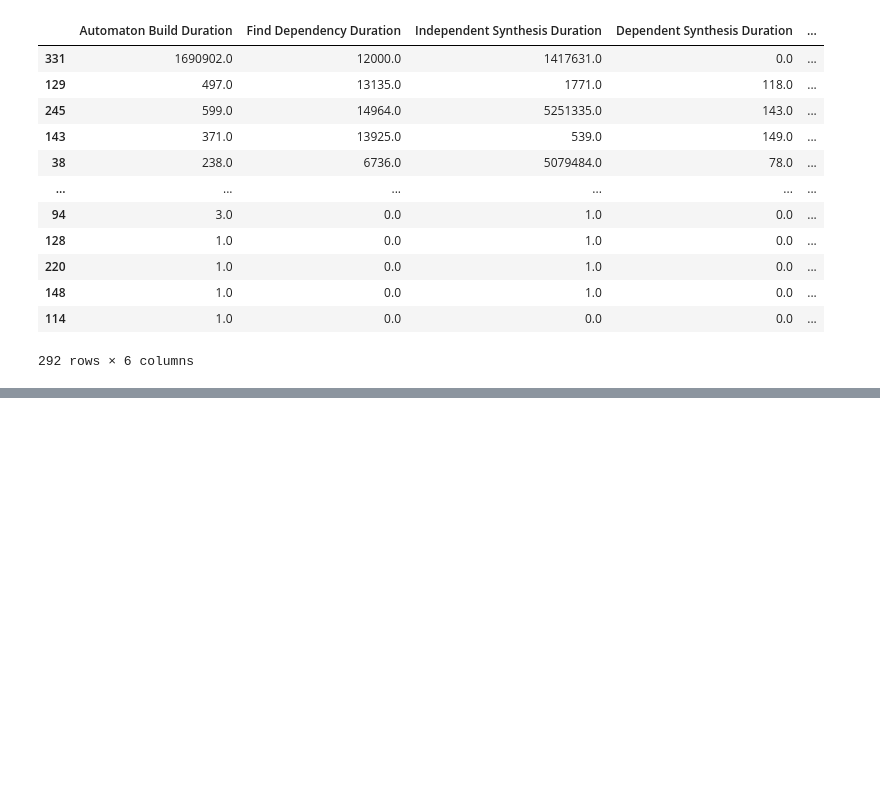
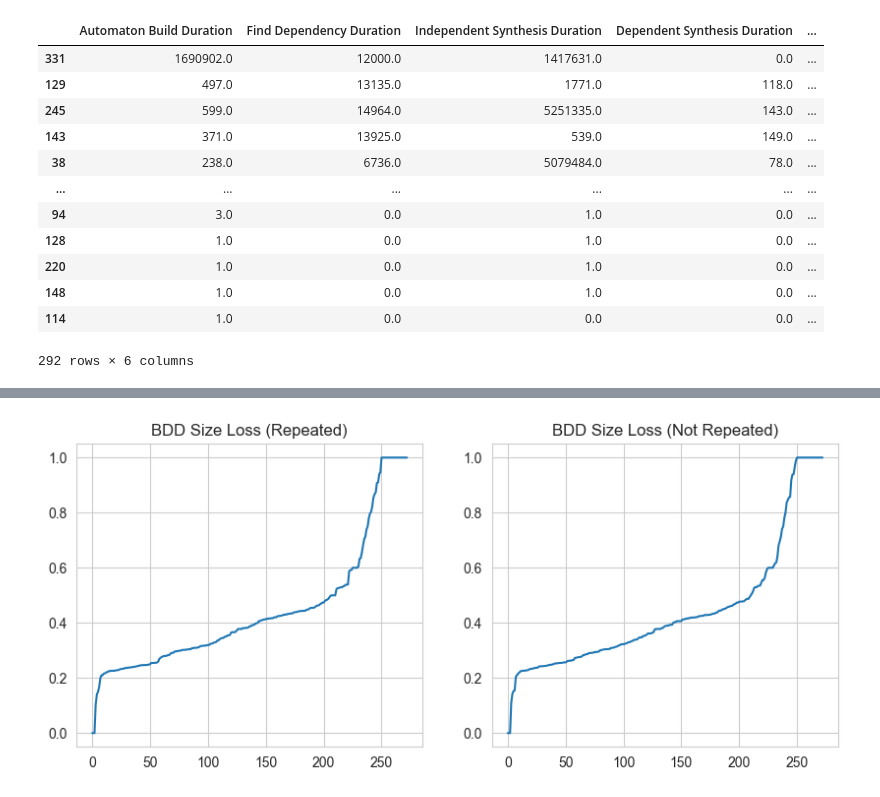
Before and after one commit to eliyaoo32/DepSynt, a Jupyter notebook: scripts/visualization.ipynb, the cells around one changed output, grey strips where cells are left out. Saved outputs shown, nothing was run; the diff lists cells and outputs as text; code cells hidden in the pictures; blank space fills up the shorter version.

Commit message:
Add task: Find deps  by formula

```diff
--- a/scripts/visualization.ipynb
+++ b/scripts/visualization.ipynb
@@ -377,0 +305,3 @@ merged_tools[merged_tools["Status_depsynt"] != merged_tools["Status_spotmodular"
+# %%
+depsynt_bdd_measures_df = pd.read_csv('../tasks_output/depsynt_measure.csv')
+depsynt_bdd_measures_df[(depsynt_bdd_measures_df["Status"] == "Success") & (depsynt_bdd_measures_df["Total Dependent Variables"] > 0)]
@@ -377,0 +324,5 @@ merged_tools[merged_tools["Status_depsynt"] != merged_tools["Status_spotmodular"
+# %%
+X = depsynt_bdd_measures_df[(depsynt_bdd_measures_df["Status"] == "Success") & (depsynt_bdd_measures_df["Total Dependent Variables"] > 0)].copy()
+X["BDD Size Loss (Repeated)"] = (1 - (depsynt_bdd_measures_df["Projected Total BDDs Size (Repeated)"] / depsynt_bdd_measures_df["Origin Total BDDs Size (Repeated)"])).fillna(0)
+X["BDD Size Loss (Not Repeated)"] = (1 - (depsynt_bdd_measures_df["Projected Total BDDs Size (Not Repeated)"] / depsynt_bdd_measures_df["Origin Total BDDs Size (Not Repeated)"])).fillna(0)
+X
@@ -377,0 +343,9 @@ merged_tools[merged_tools["Status_depsynt"] != merged_tools["Status_spotmodular"
+# %%
+fig, axs = plt.subplots(1, 2, figsize=(10, 4))
+axs[0].plot(np.sort(X["BDD Size Loss (Repeated)"]))
+axs[0].set_title("BDD Size Loss (Repeated)")
+
+axs[1].plot(np.sort(X["BDD Size Loss (Not Repeated)"]))
+axs[1].set_title("BDD Size Loss (Not Repeated)");
+# %% [output]
+[figure, added]
```
Also changed, not shown: parts of 26 cells of this notebook, 3 other files.
